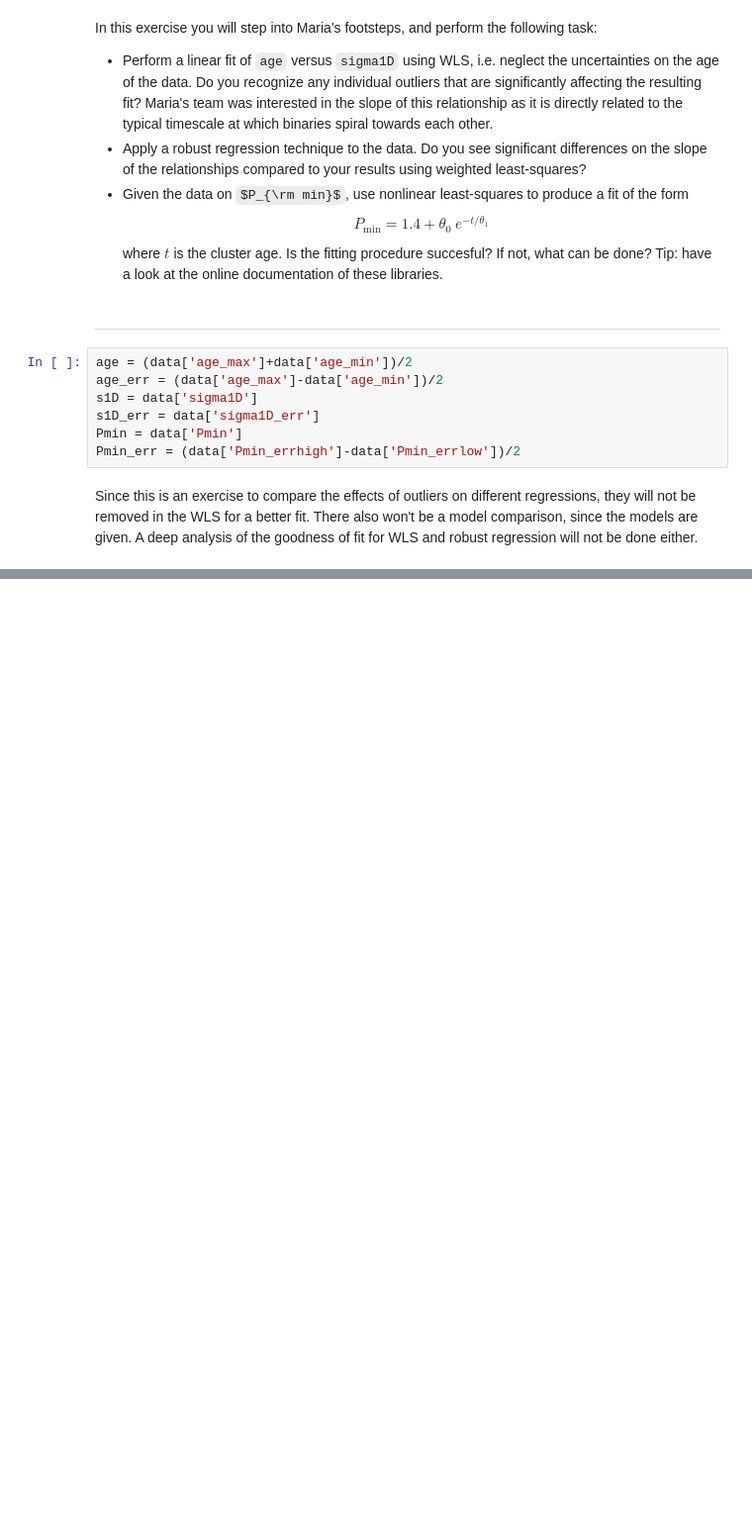
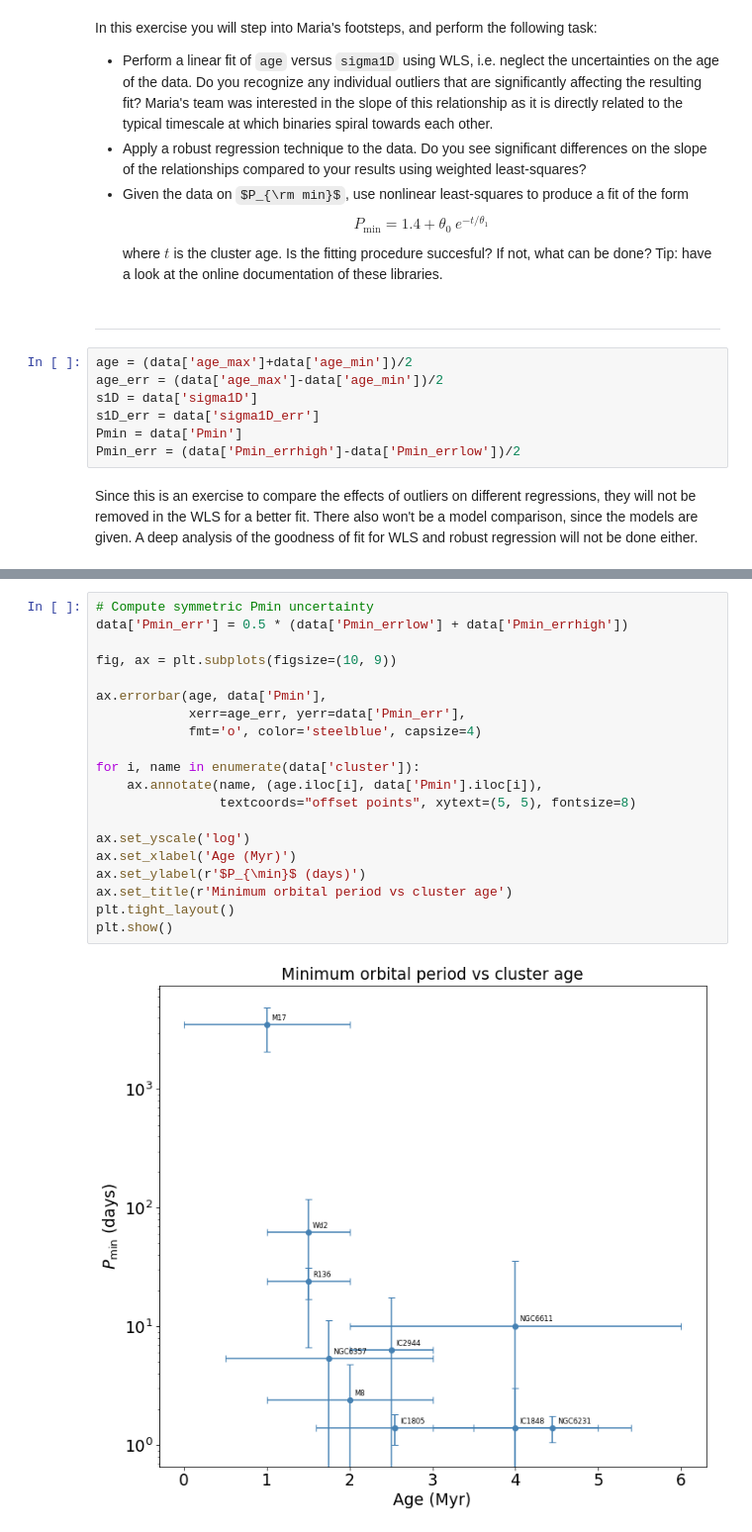
Before and after one commit to aapnegara/data-analysis-homework, a Jupyter notebook: HomeworkAssignment2_AAgungPrawiraNegara_NandVanDeun.ipynb, the cells around one changed output, grey strips where cells are left out. Shown at 99% size. Drawn from its saved outputs; the diff is of its cells as text; some formulas as TeX source; blank space fills up the shorter version.

```diff
--- a/HomeworkAssignment2_AAgungPrawiraNegara_NandVanDeun.ipynb
+++ b/HomeworkAssignment2_AAgungPrawiraNegara_NandVanDeun.ipynb
@@ -539,0 +685,22 @@ plt.show()
+# %%
+# Compute symmetric Pmin uncertainty
+data['Pmin_err'] = 0.5 * (data['Pmin_errlow'] + data['Pmin_errhigh'])
+
+fig, ax = plt.subplots(figsize=(10, 9))
+
+ax.errorbar(age, data['Pmin'],
+            xerr=age_err, yerr=data['Pmin_err'],
+            fmt='o', color='steelblue', capsize=4)
+
+for i, name in enumerate(data['cluster']):
+    ax.annotate(name, (age.iloc[i], data['Pmin'].iloc[i]),
+                textcoords="offset points", xytext=(5, 5), fontsize=8)
+
+ax.set_yscale('log')
+ax.set_xlabel('Age (Myr)')
+ax.set_ylabel(r'$P_{\min}$ (days)')
+ax.set_title(r'Minimum orbital period vs cluster age')
+plt.tight_layout()
+plt.show()
+# %% [output]
+[figure, added]
```
Also changed, not shown: parts of 17 cells of this notebook.
